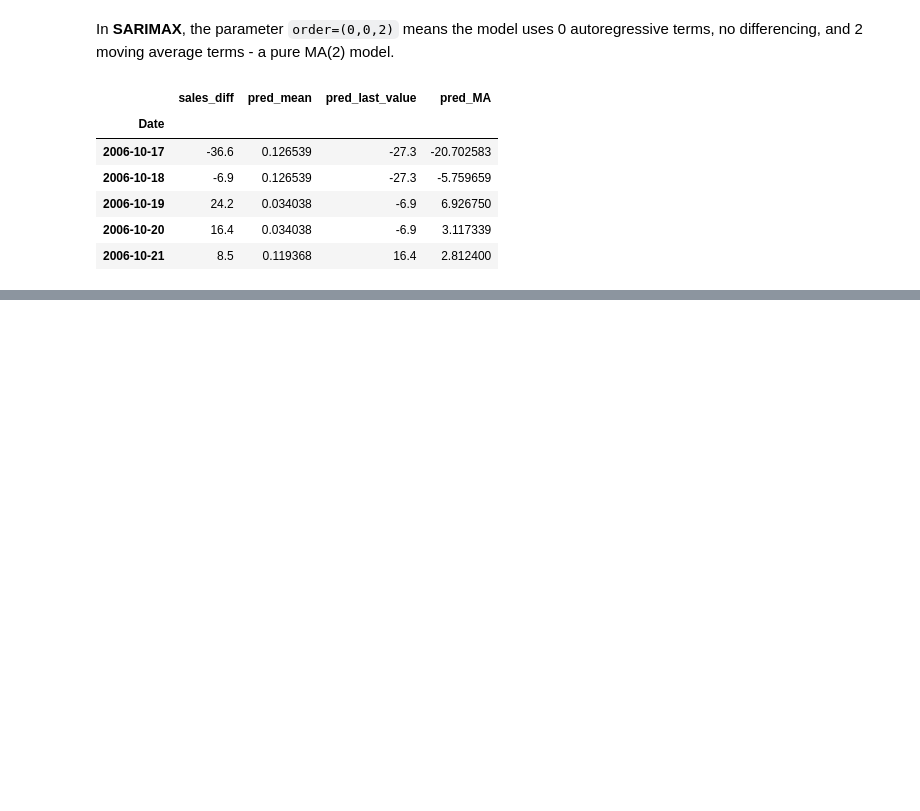
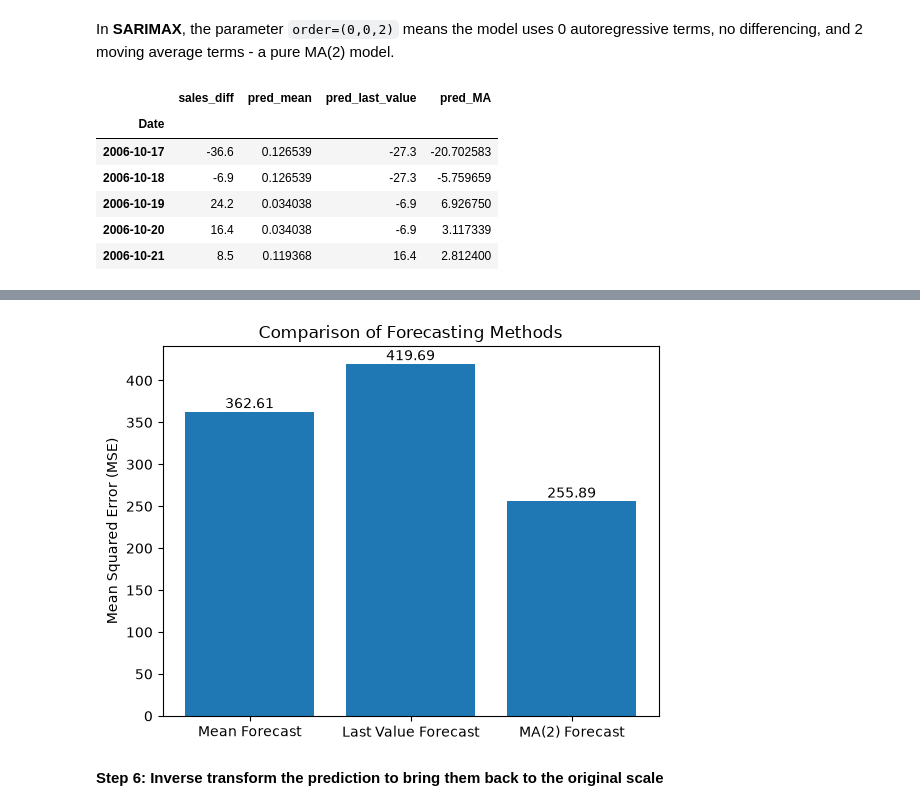
Before and after one commit to michaelhudson2205/INFO3022_Practicals, a Jupyter notebook: P4_2_Moving_Average.ipynb, the cells around one changed output, grey strips where cells are left out. Cells and saved outputs as stored; diff of their text form; code cells hidden in the pictures; blank space fills up the shorter version.

```diff
--- a/P4_2_Moving_Average.ipynb
+++ b/P4_2_Moving_Average.ipynb
@@ -303,0 +359,17 @@ pred_df.head()
+# %%
+# Plot MSE values for each forecasting method for visual comparison
+methods = ['Mean Forecast', 'Last Value Forecast', 'MA(2) Forecast']
+mse_values = [mse_mean, mse_last, mse_MA]
+
+plt.bar(methods, mse_values)
+plt.ylabel('Mean Squared Error (MSE)')
+plt.title('Comparison of Forecasting Methods')
+
+for i, v in enumerate(mse_values):
+    plt.text(i, v + 0.5, f"{v:,.2f}", ha='center', va='bottom')
+
+plt.show()
+# %% [output]
+[figure, added]
+# %% [markdown]
+**Step 6: Inverse transform the prediction to bring them back to the original scale**
```
Also changed, not shown: parts of 7 cells of this notebook.
